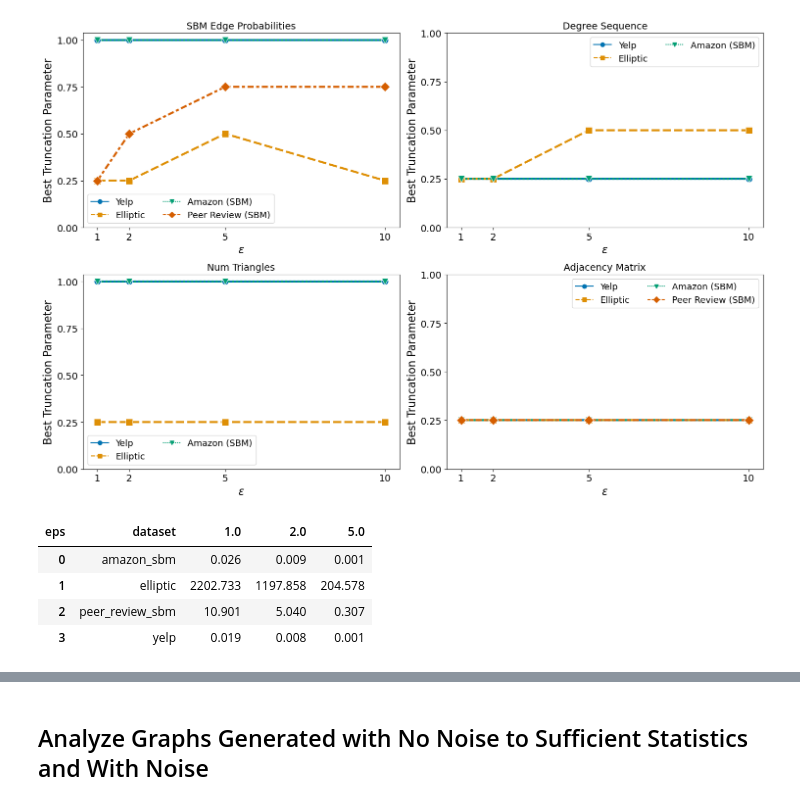
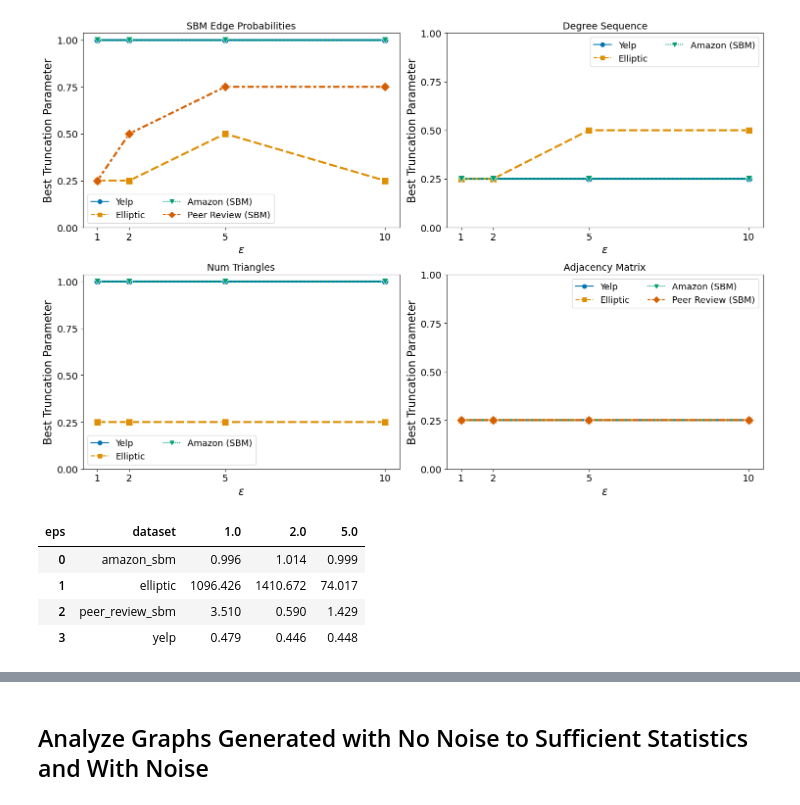
Before and after one commit to akgoldberg/private_fraud_benchmarking, a Jupyter notebook: visualizations.ipynb, the cells around one changed output, grey strips where cells are left out. Cells and saved outputs as stored; diff of their text form; code cells hidden in the pictures.

```diff
--- a/visualizations.ipynb
+++ b/visualizations.ipynb
@@ -405,11 +409,11 @@ def get_param_err_table(param_name, rel_err_sbm, rel_err_attr, rel_err_topm, deg
     return df
 # %%
 ### MAKE TABLE OF ERRORS ###
-get_param_err_table('rel_err_sbm', rel_err_sbm, rel_err_attr, rel_err_topm, deg_cutoff_rate=1., eps=[1., 2., 5.])
+get_param_err_table('rel_err_sbm', rel_err_sbm, rel_err_attr, rel_err_topm, deg_cutoff_rate=0.5, eps=[1., 2., 5.])
 # %% [output]
 | eps | dataset | 1.0 | 2.0 | 5.0 |
-| 0 | amazon_sbm | 0.026 | 0.009 | 0.001 |
-| 1 | elliptic | 2202.733 | 1197.858 | 204.578 |
-| 2 | peer_review_sbm | 10.901 | 5.040 | 0.307 |
-| 3 | yelp | 0.019 | 0.008 | 0.001 |
+| 0 | amazon_sbm | 0.996 | 1.014 | 0.999 |
+| 1 | elliptic | 1096.426 | 1410.672 | 74.017 |
+| 2 | peer_review_sbm | 3.510 | 0.590 | 1.429 |
+| 3 | yelp | 0.479 | 0.446 | 0.448 |
 # %%
```
Also changed, not shown: parts of 13 cells of this notebook, 2 other files.
